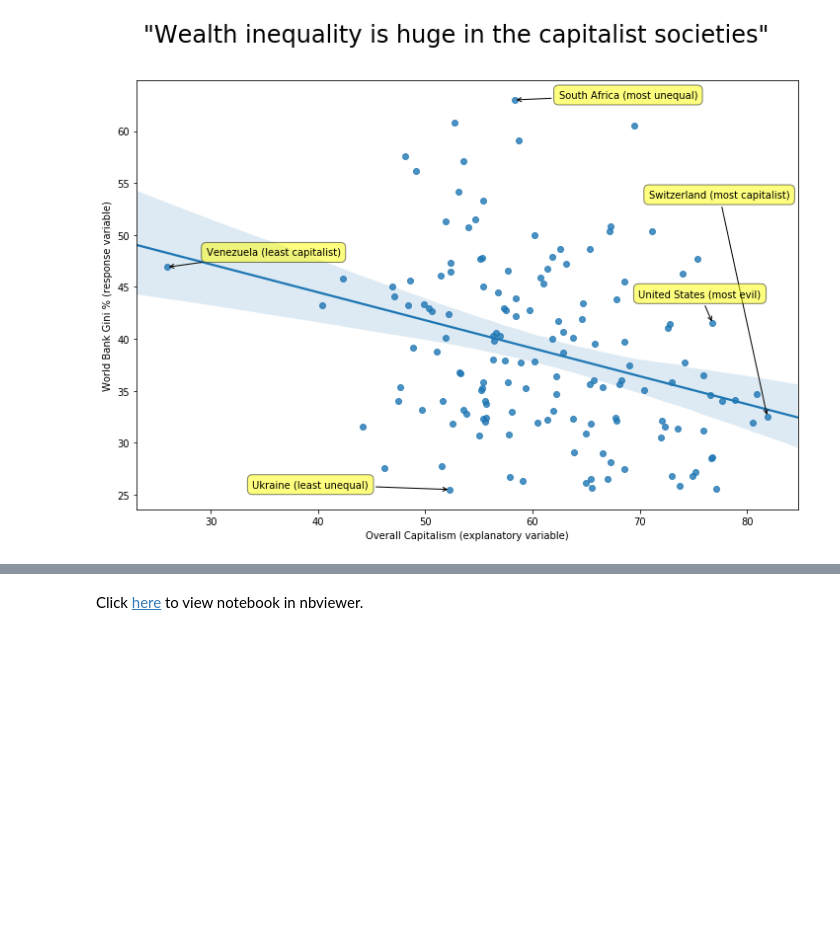
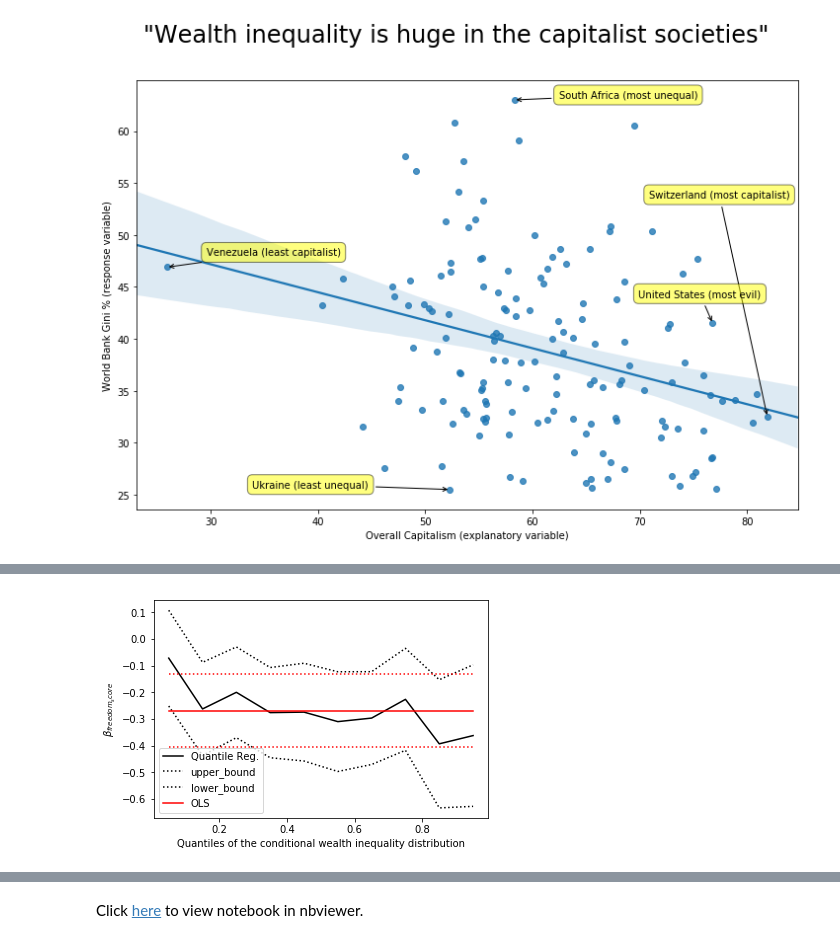
Before and after one commit to dbabbitt/notebooks, a Jupyter notebook: Miscellaneous/ipynb/Income Inequality and Capitalism.ipynb, the cells around one changed output, grey strips where cells are left out. Saved outputs shown, nothing was run; the diff lists cells and outputs as text; code cells hidden in the pictures; blank space fills up the shorter version.

```diff
--- a/Miscellaneous/ipynb/Income Inequality and Capitalism.ipynb
+++ b/Miscellaneous/ipynb/Income Inequality and Capitalism.ipynb
@@ -136,3 +284,24 @@ title_obj = fig1_fig.suptitle('"Wealth inequality is huge in the capitalist soci
+# %%
+
+n = models_df.shape[0]
+p1 = plt.plot(models_df['quantile'], models_df['slope'], color='black', label='Quantile Reg.')
+p2 = plt.plot(models_df['quantile'], models_df['upper_bound'], linestyle='dotted', color='black')
+p3 = plt.plot(models_df['quantile'], models_df['lower_bound'], linestyle='dotted', color='black')
+
+slope = ols_dict['slope']
+p4 = plt.plot(models_df['quantile'], [slope] * n, color='red', label='OLS')
+
+lower_bound = ols_dict['lower_bound']
+p5 = plt.plot(models_df['quantile'], [lower_bound] * n, linestyle='dotted', color='red')
+
+upper_bound = ols_dict['upper_bound']
+p6 = plt.plot(models_df['quantile'], [upper_bound] * n, linestyle='dotted', color='red')
+
+plt.ylabel(r'$\beta_{{{}}}$'.format(explanatory_variable))
+plt.xlabel('Quantiles of the conditional wealth inequality distribution')
+legend_obj = plt.legend()
+# %% [output]
+[figure, added]
 # %%
 %%javascript
 var kernel = IPython.notebook.kernel;
```
Also changed, not shown: parts of 13 cells of this notebook, 7 other files.
